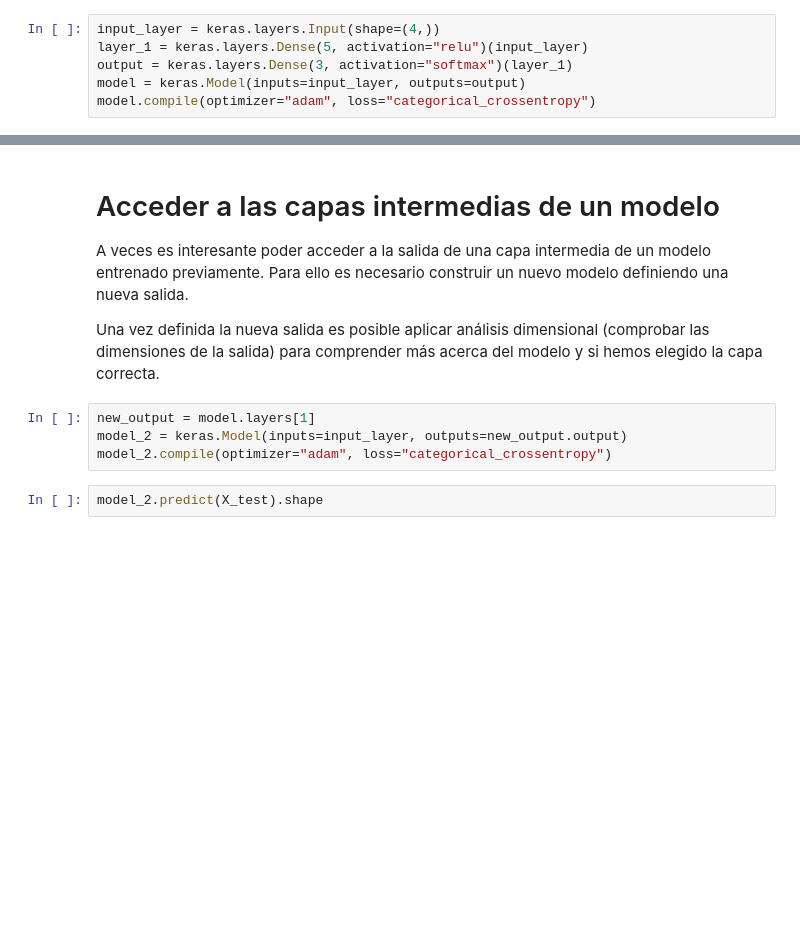
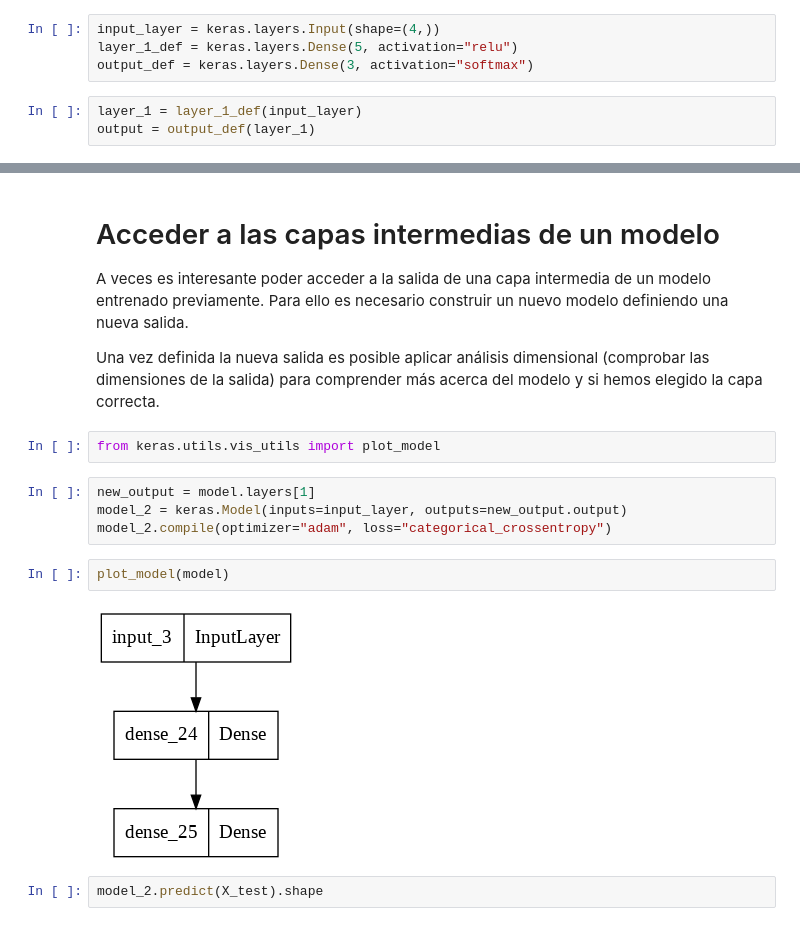
Before and after one commit to CuadraAlconero/IDAL_IA3_CuadraAlconero, a Jupyter notebook: RepasoKeras_APIFuncional.ipynb, the cells around one changed output, grey strips where cells are left out. Saved outputs shown, nothing was run; the diff lists cells and outputs as text; blank space fills up the shorter version.

```diff
--- a/RepasoKeras_APIFuncional.ipynb
+++ b/RepasoKeras_APIFuncional.ipynb
@@ -114,7 +195,8 @@ La api funcional de Keras plantea construir un modelo mediante funciones. Las ca
 dataset = sns.load_dataset("iris")
 # %%
 input_layer = keras.layers.Input(shape=(4,))
-layer_1 = keras.layers.Dense(5, activation="relu")(input_layer)
-output = keras.layers.Dense(3, activation="softmax")(layer_1)
-model = keras.Model(inputs=input_layer, outputs=output)
-model.compile(optimizer="adam", loss="categorical_crossentropy")
+layer_1_def = keras.layers.Dense(5, activation="relu")
+output_def = keras.layers.Dense(3, activation="softmax")
+# %%
+layer_1 = layer_1_def(input_layer)
+output = output_def(layer_1)
@@ -154,10 +239,16 @@ Construid un modelo de 3 capas densas utilizando la API Funcional de Keras sobre
 A veces es interesante poder acceder a la salida de una capa intermedia de un modelo entrenado previamente. Para ello es necesario construir un nuevo modelo definiendo una nueva salida.
 
 Una vez definida la nueva salida es posible aplicar análisis dimensional (comprobar las dimensiones de la salida) para comprender más acerca del modelo y si hemos elegido la capa correcta.
+# %%
+from keras.utils.vis_utils import plot_model
 # %%
 new_output = model.layers[1]
 model_2 = keras.Model(inputs=input_layer, outputs=new_output.output)
 model_2.compile(optimizer="adam", loss="categorical_crossentropy")
+# %%
+plot_model(model)
+# %% [output]
+[figure, added]
 # %%
 model_2.predict(X_test).shape
 # %% [output]
```
Also changed, not shown: parts of 13 cells of this notebook.
